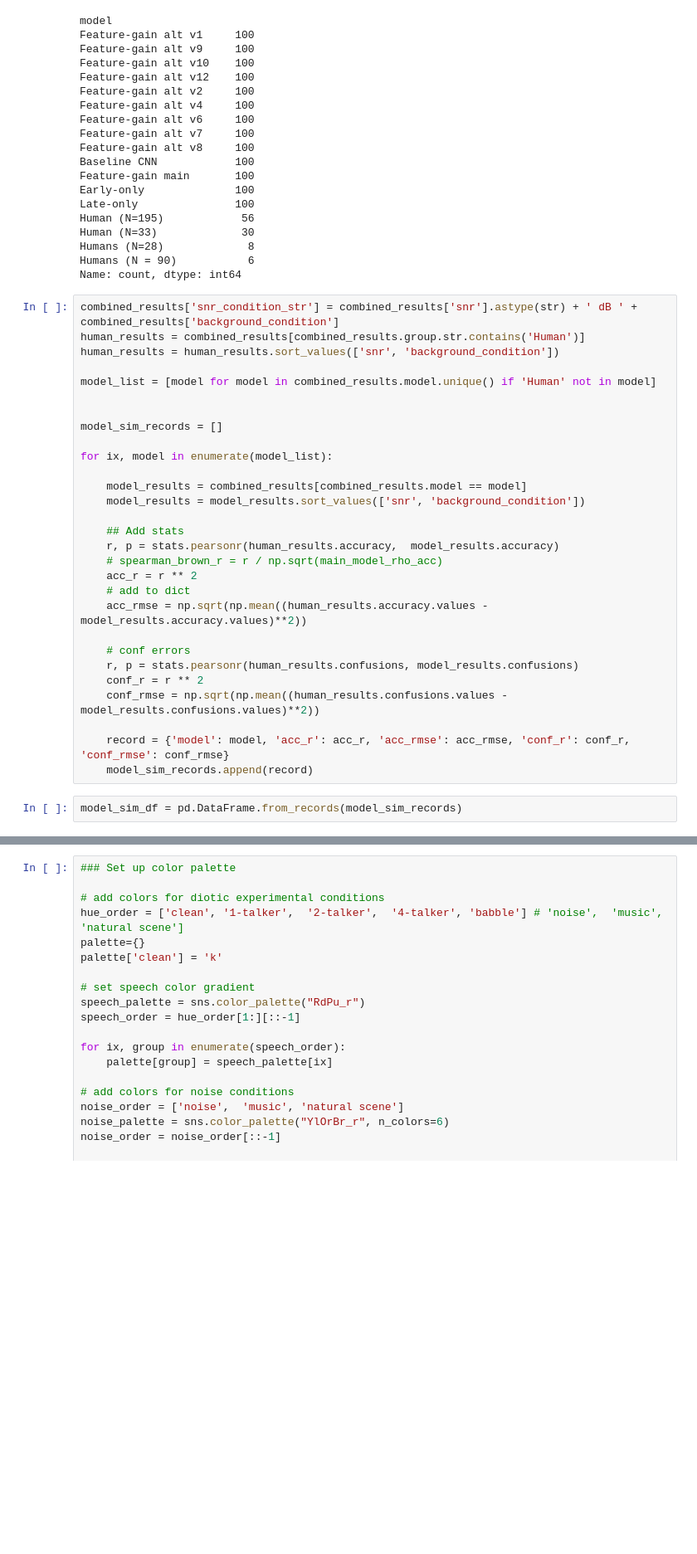
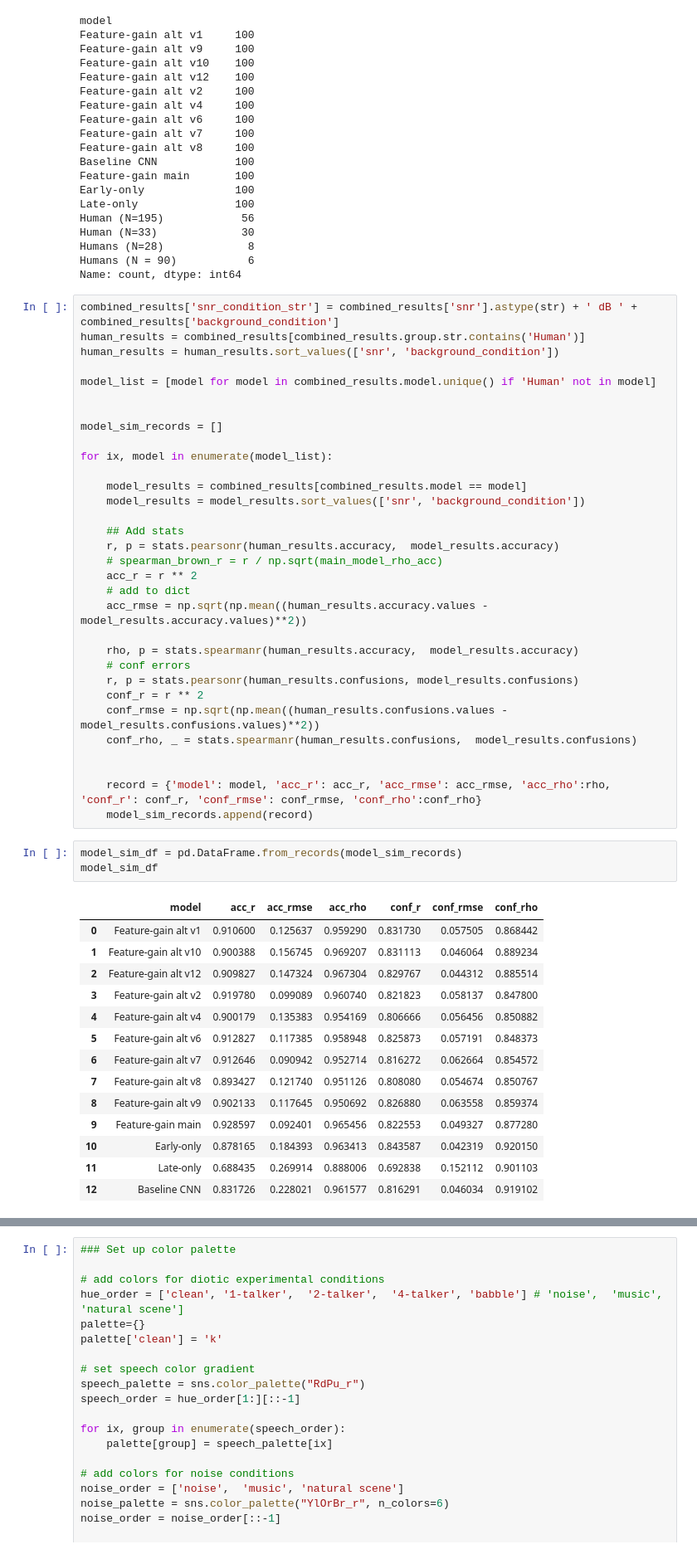
Before and after one commit to mcdermottLab/auditory_attention, a Jupyter notebook: notebooks/Final_Figures/plot_figure_6.ipynb, the cells around one changed output, grey strips where cells are left out. Shown at 83% size. Cells and saved outputs as stored; diff of their text form; blank space fills up the shorter version.

```diff
--- a/notebooks/Final_Figures/plot_figure_6.ipynb
+++ b/notebooks/Final_Figures/plot_figure_6.ipynb
@@ -114,15 +114,34 @@ for ix, model in enumerate(model_list):
     # add to dict
     acc_rmse = np.sqrt(np.mean((human_results.accuracy.values - model_results.accuracy.values)**2))
 
+    rho, p = stats.spearmanr(human_results.accuracy,  model_results.accuracy)
     # conf errors
     r, p = stats.pearsonr(human_results.confusions, model_results.confusions)
     conf_r = r ** 2
     conf_rmse = np.sqrt(np.mean((human_results.confusions.values - model_results.confusions.values)**2))
+    conf_rho, _ = stats.spearmanr(human_results.confusions,  model_results.confusions)
 
-    record = {'model': model, 'acc_r': acc_r, 'acc_rmse': acc_rmse, 'conf_r': conf_r, 'conf_rmse': conf_rmse}
+
+    record = {'model': model, 'acc_r': acc_r, 'acc_rmse': acc_rmse, 'acc_rho':rho, 'conf_r': conf_r, 'conf_rmse': conf_rmse, 'conf_rho':conf_rho}
     model_sim_records.append(record)
 # %%
 model_sim_df = pd.DataFrame.from_records(model_sim_records)
+model_sim_df
+# %% [output]
+|  | model | acc_r | acc_rmse | acc_rho | conf_r | conf_rmse | conf_rho |
+| 0 | Feature-gain alt v1 | 0.910600 | 0.125637 | 0.959290 | 0.831730 | 0.057505 | 0.868442 |
+| 1 | Feature-gain alt v10 | 0.900388 | 0.156745 | 0.969207 | 0.831113 | 0.046064 | 0.889234 |
+| 2 | Feature-gain alt v12 | 0.909827 | 0.147324 | 0.967304 | 0.829767 | 0.044312 | 0.885514 |
+| 3 | Feature-gain alt v2 | 0.919780 | 0.099089 | 0.960740 | 0.821823 | 0.058137 | 0.847800 |
+| 4 | Feature-gain alt v4 | 0.900179 | 0.135383 | 0.954169 | 0.806666 | 0.056456 | 0.850882 |
+| 5 | Feature-gain alt v6 | 0.912827 | 0.117385 | 0.958948 | 0.825873 | 0.057191 | 0.848373 |
+| 6 | Feature-gain alt v7 | 0.912646 | 0.090942 | 0.952714 | 0.816272 | 0.062664 | 0.854572 |
+| 7 | Feature-gain alt v8 | 0.893427 | 0.121740 | 0.951126 | 0.808080 | 0.054674 | 0.850767 |
+| 8 | Feature-gain alt v9 | 0.902133 | 0.117645 | 0.950692 | 0.826880 | 0.063558 | 0.859374 |
+| 9 | Feature-gain main | 0.928597 | 0.092401 | 0.965456 | 0.822553 | 0.049327 | 0.877280 |
+| 10 | Early-only | 0.878165 | 0.184393 | 0.963413 | 0.843587 | 0.042319 | 0.920150 |
+| 11 | Late-only | 0.688435 | 0.269914 | 0.888006 | 0.692838 | 0.152112 | 0.901103 |
+| 12 | Baseline CNN | 0.831726 | 0.228021 | 0.961577 | 0.816291 | 0.046034 | 0.919102 |
 # %%
 # sign test
 # from statsmodels.stats.descriptivestats import sign_test
```
Also changed, not shown: parts of 8 cells of this notebook, 12 other files.
